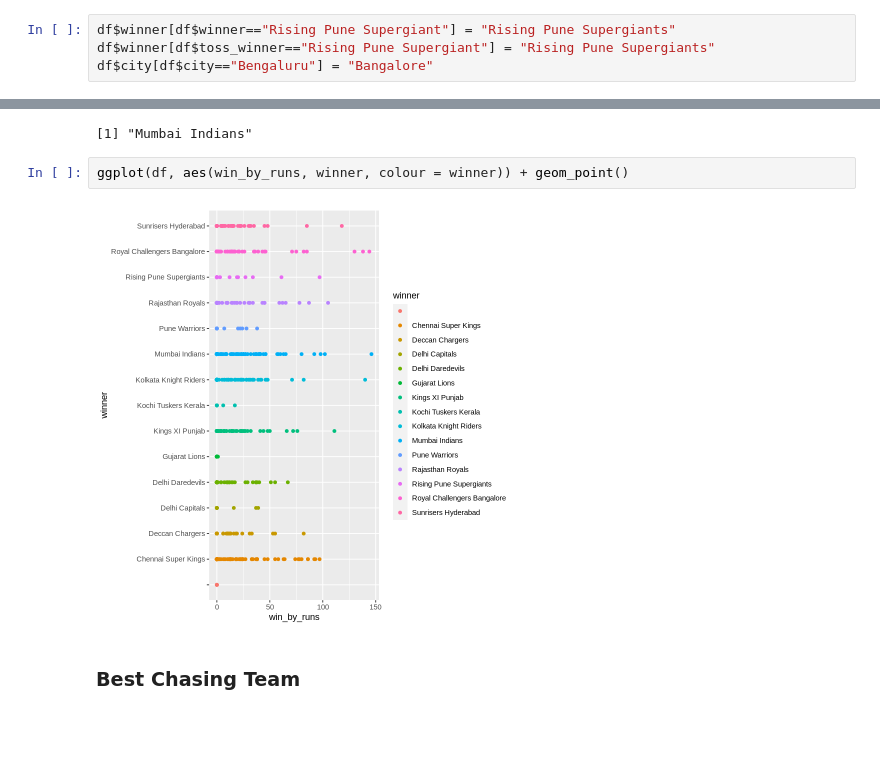
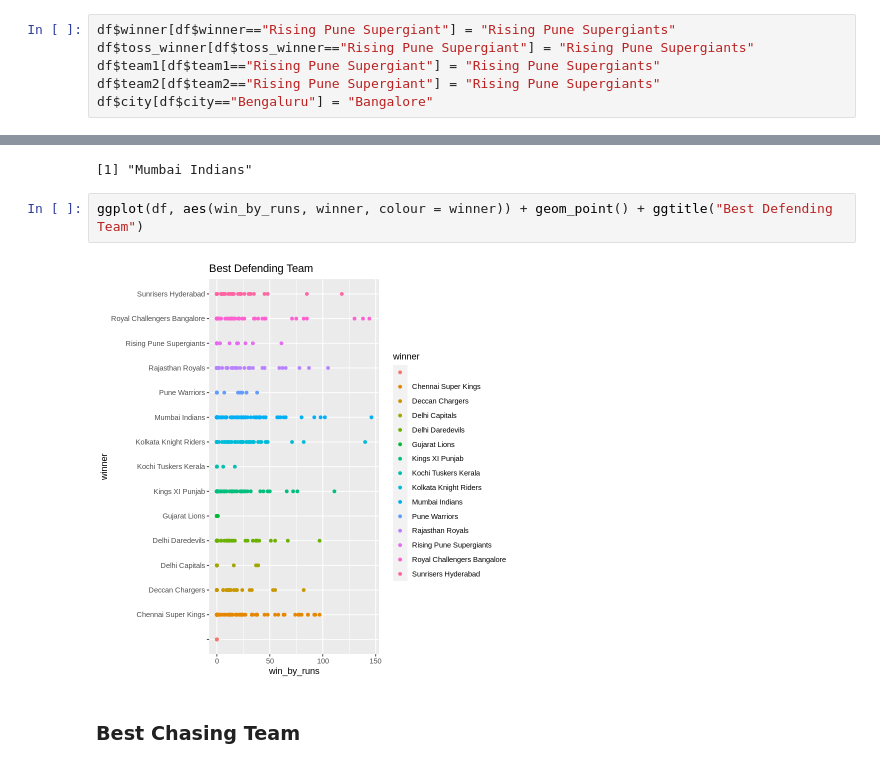
Before and after one commit to Abhishek4848/IPL-Match-Analysis, a Jupyter notebook: IPL_Analysis.ipynb, the cells around one changed output, grey strips where cells are left out. Drawn from its saved outputs; the diff is of its cells as text; blank space fills up the shorter version.

```diff
--- a/IPL_Analysis.ipynb
+++ b/IPL_Analysis.ipynb
@@ -31,7 +33,9 @@ Installing package into ‘/usr/local/lib/R/site-library’
 ## Fixing Inconsistencies
 # %%
 df$winner[df$winner=="Rising Pune Supergiant"] = "Rising Pune Supergiants"
-df$winner[df$toss_winner=="Rising Pune Supergiant"] = "Rising Pune Supergiants"
+df$toss_winner[df$toss_winner=="Rising Pune Supergiant"] = "Rising Pune Supergiants"
+df$team1[df$team1=="Rising Pune Supergiant"] = "Rising Pune Supergiants"
+df$team2[df$team2=="Rising Pune Supergiant"] = "Rising Pune Supergiants"
 df$city[df$city=="Bengaluru"] = "Bangalore"
 # %% [markdown]
 ## Displaying the top 5 and the bottom 5 records of the data frame
@@ -327,9 +425,9 @@ mode(df$winner[df$win_by_runs])
 # %% [output]
 [1] "Mumbai Indians"
 # %%
-ggplot(df, aes(win_by_runs, winner, colour = winner)) + geom_point()
+ggplot(df, aes(win_by_runs, winner, colour = winner)) + geom_point() + ggtitle("Best Defending Team")
 # %% [output]
-[figure, old version]
+[figure, new version]
 # %% [markdown]
 ### Best Chasing Team
 # %%
```
Also changed, not shown: parts of 41 cells of this notebook.
